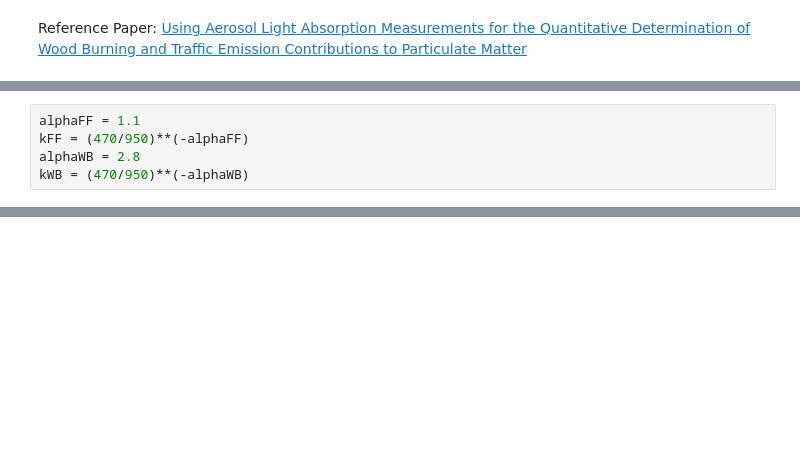
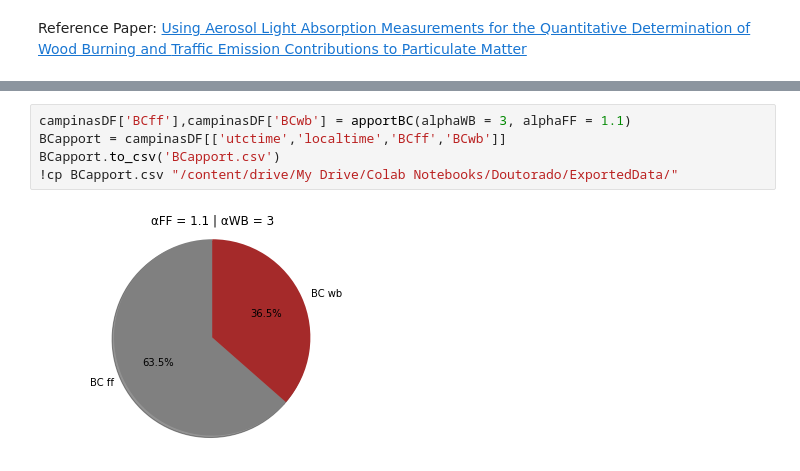
Before and after one commit to djasantos/PhD, a Jupyter notebook: Source_Apportionment_of_Black_Carbon_WoodBurning_and_FossilFuel.ipynb, the cells around one changed output, grey strips where cells are left out. Cells and saved outputs as stored; diff of their text form; blank space fills up the shorter version.

```diff
--- a/Source_Apportionment_of_Black_Carbon_WoodBurning_and_FossilFuel.ipynb
+++ b/Source_Apportionment_of_Black_Carbon_WoodBurning_and_FossilFuel.ipynb
@@ -16,5 +8,0 @@ campinasDF = pd.read_csv('/content/drive/My Drive/Colab Notebooks/Doutorado/Data
-# %%
-alphaFF = 1.1
-kFF = (470/950)**(-alphaFF)
-alphaWB = 2.8
-kWB = (470/950)**(-alphaWB)
@@ -32,2 +64,9 @@ plt.grid()
+# %%
+campinasDF['BCff'],campinasDF['BCwb'] = apportBC(alphaWB = 3, alphaFF = 1.1)
+BCapport = campinasDF[['utctime','localtime','BCff','BCwb']]
+BCapport.to_csv('BCapport.csv')
+!cp BCapport.csv "/content/drive/My Drive/Colab Notebooks/Doutorado/ExportedData/"
+# %% [output]
+[figure, added]
 # %%
 campinasDF.corr()
```
Also changed, not shown: parts of 5 cells of this notebook.
